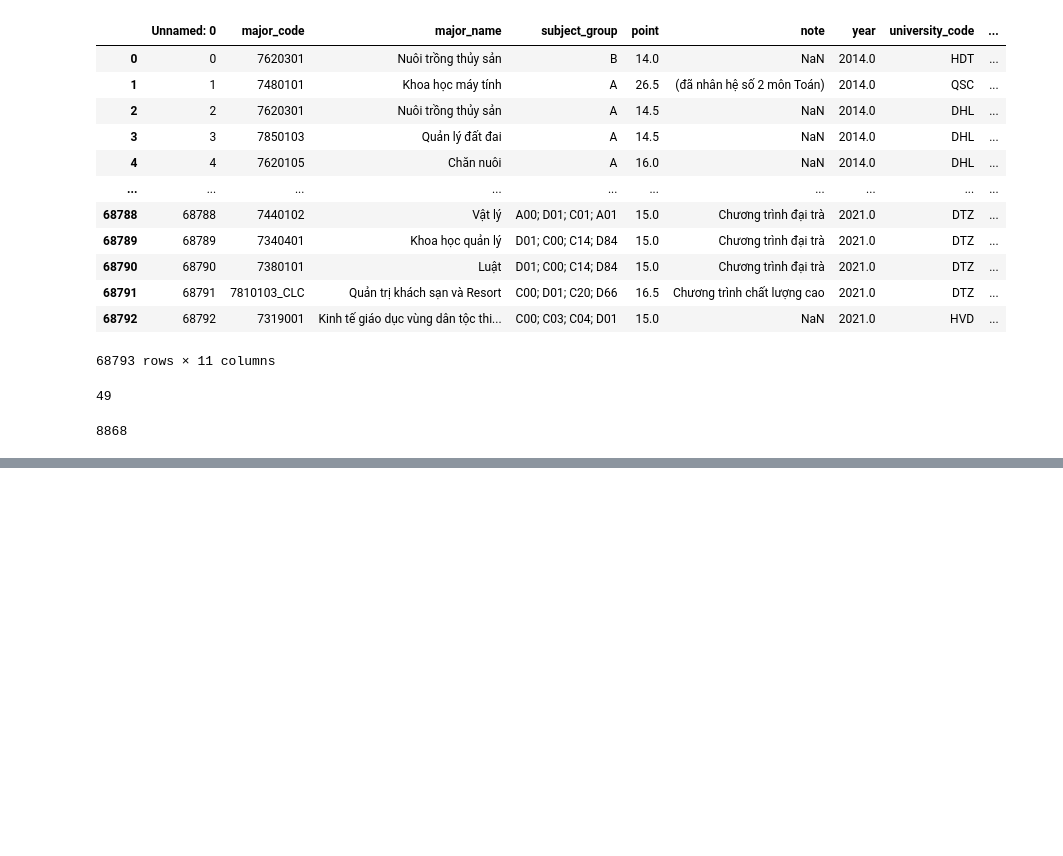
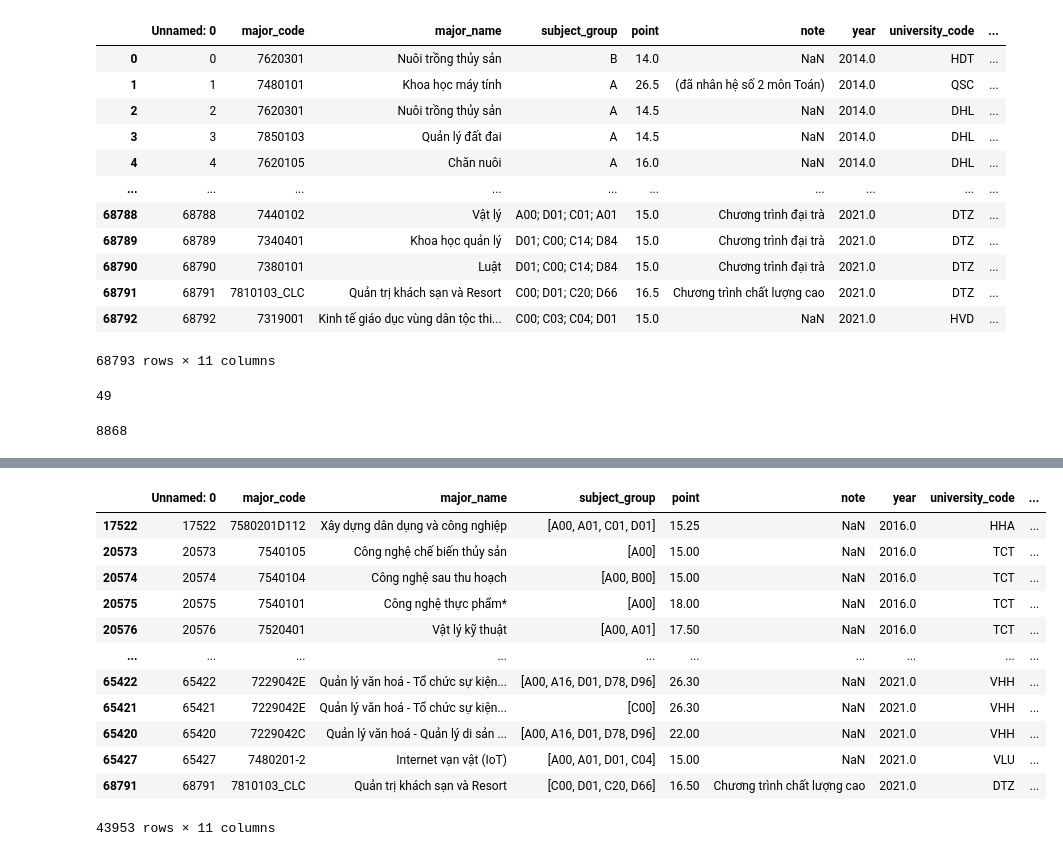
Before and after one commit to mdnam2410/dv-final, a Jupyter notebook: Merge_final_data.ipynb, the cells around one changed output, grey strips where cells are left out. Cells and saved outputs as stored; diff of their text form; code cells hidden in the pictures; blank space fills up the shorter version.

```diff
--- a/Merge_final_data.ipynb
+++ b/Merge_final_data.ipynb
@@ -114,0 +128,17 @@ SyntaxError: invalid syntax (Temp/ipykernel_12404/2279459418.py, line 1)
+# %%
+final_df.loc[:, 'subject_group'] = final_df['subject_group'].str.split('; ')
+final_df
+# %% [output]
+|  | Unnamed: 0 | major_code | major_name | subject_group | point | note | year | university_code | ... |
+| 17522 | 17522 | 7580201D112 | Xây dựng dân dụng và công nghiệp | [A00, A01, C01, D01] | 15.25 | NaN | 2016.0 | HHA | ... |
+| 20573 | 20573 | 7540105 | Công nghệ chế biến thủy sản | [A00] | 15.00 | NaN | 2016.0 | TCT | ... |
+| 20574 | 20574 | 7540104 | Công nghệ sau thu hoạch | [A00, B00] | 15.00 | NaN | 2016.0 | TCT | ... |
+| 20575 | 20575 | 7540101 | Công nghệ thực phẩm* | [A00] | 18.00 | NaN | 2016.0 | TCT | ... |
+| 20576 | 20576 | 7520401 | Vật lý kỹ thuật | [A00, A01] | 17.50 | NaN | 2016.0 | TCT | ... |
+| ... | ... | ... | ... | ... | ... | ... | ... | ... | ... |
+| 65422 | 65422 | 7229042E | Quản lý văn hoá - Tổ chức sự kiện... | [A00, A16, D01, D78, D96] | 26.30 | NaN | 2021.0 | VHH | ... |
+| 65421 | 65421 | 7229042E | Quản lý văn hoá - Tổ chức sự kiện... | [C00] | 26.30 | NaN | 2021.0 | VHH | ... |
+| 65420 | 65420 | 7229042C | Quản lý văn hoá - Quản lý di sản ... | [A00, A16, D01, D78, D96] | 22.00 | NaN | 2021.0 | VHH | ... |
+| 65427 | 65427 | 7480201-2 | Internet vạn vật (IoT) | [A00, A01, D01, C04] | 15.00 | NaN | 2021.0 | VLU | ... |
+| 68791 | 68791 | 7810103_CLC | Quản trị khách sạn và Resort | [C00, D01, C20, D66] | 16.50 | Chương trình chất lượng cao | 2021.0 | DTZ | ... |
+43953 rows × 11 columns
```
Also changed, not shown: parts of 18 cells of this notebook, 1 other file.
